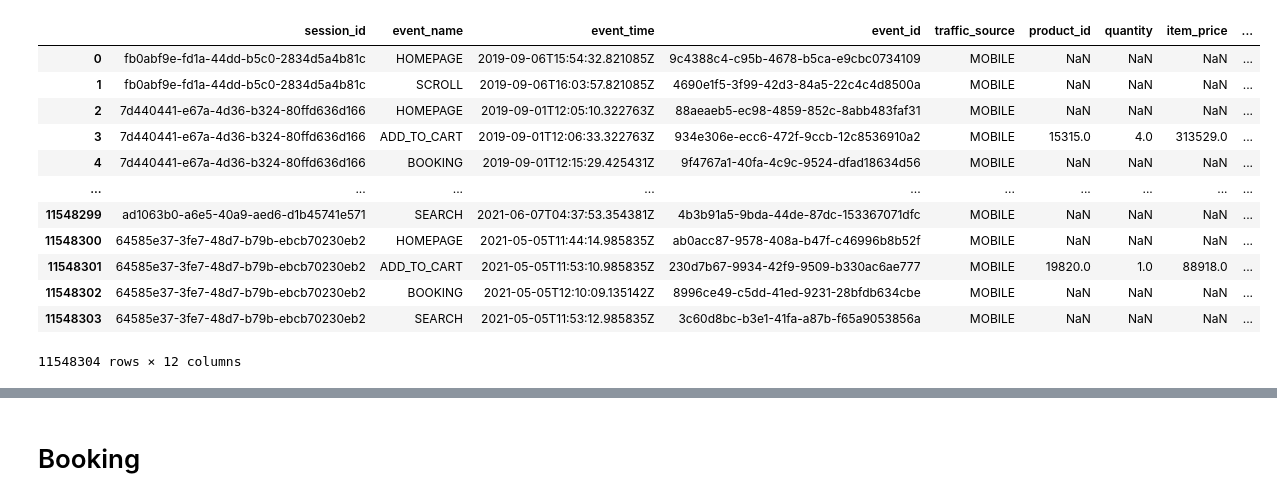
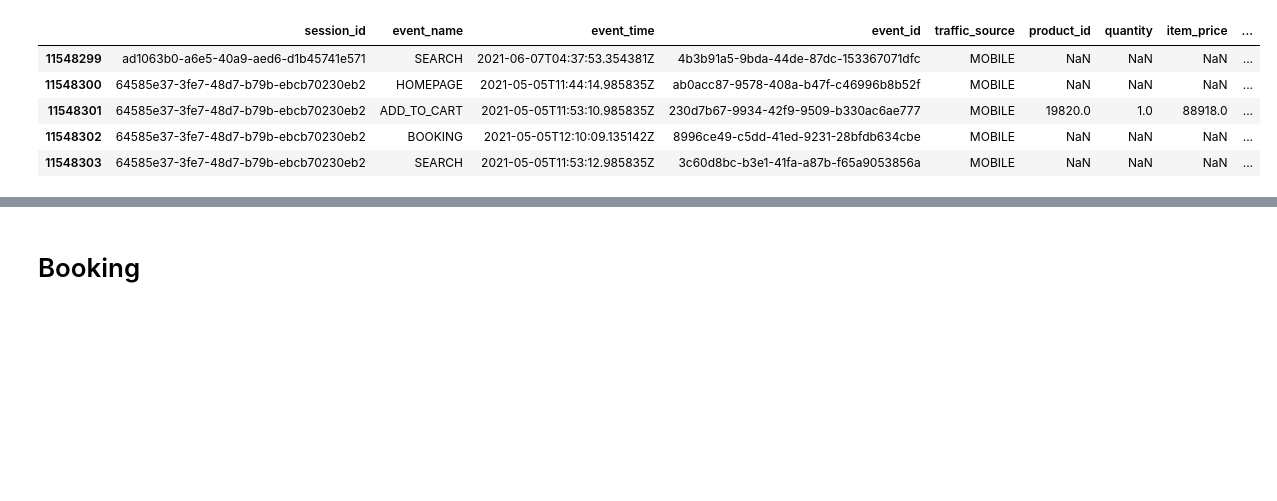
Before and after one commit to hyunj941031/ds-sa-cp2, a Jupyter notebook: mobile_click.ipynb, the cells around one changed output, grey strips where cells are left out. Saved outputs shown, nothing was run; the diff lists cells and outputs as text; code cells hidden in the pictures; blank space fills up the shorter version.

```diff
--- a/mobile_click.ipynb
+++ b/mobile_click.ipynb
@@ -7,21 +7,14 @@ import numpy as np
 
 data = pd.read_csv('/content/drive/MyDrive/fashion_campus_dataset/mobile_click.csv')
 # %%
-data
+data.tail()
 # %% [output]
 |  | session_id | event_name | event_time | event_id | traffic_source | product_id | quantity | item_price | ... |
-| 0 | fb0abf9e-fd1a-44dd-b5c0-2834d5a4b81c | HOMEPAGE | 2019-09-06T15:54:32.821085Z | 9c4388c4-c95b-4678-b5ca-e9cbc0734109 | MOBILE | NaN | NaN | NaN | ... |
-| 1 | fb0abf9e-fd1a-44dd-b5c0-2834d5a4b81c | SCROLL | 2019-09-06T16:03:57.821085Z | 4690e1f5-3f99-42d3-84a5-22c4c4d8500a | MOBILE | NaN | NaN | NaN | ... |
-| 2 | 7d440441-e67a-4d36-b324-80ffd636d166 | HOMEPAGE | 2019-09-01T12:05:10.322763Z | 88aeaeb5-ec98-4859-852c-8abb483faf31 | MOBILE | NaN | NaN | NaN | ... |
-| 3 | 7d440441-e67a-4d36-b324-80ffd636d166 | ADD_TO_CART | 2019-09-01T12:06:33.322763Z | 934e306e-ecc6-472f-9ccb-12c8536910a2 | MOBILE | 15315.0 | 4.0 | 313529.0 | ... |
-| 4 | 7d440441-e67a-4d36-b324-80ffd636d166 | BOOKING | 2019-09-01T12:15:29.425431Z | 9f4767a1-40fa-4c9c-9524-dfad18634d56 | MOBILE | NaN | NaN | NaN | ... |
-| ... | ... | ... | ... | ... | ... | ... | ... | ... | ... |
 | 11548299 | ad1063b0-a6e5-40a9-aed6-d1b45741e571 | SEARCH | 2021-06-07T04:37:53.354381Z | 4b3b91a5-9bda-44de-87dc-153367071dfc | MOBILE | NaN | NaN | NaN | ... |
 | 11548300 | 64585e37-3fe7-48d7-b79b-ebcb70230eb2 | HOMEPAGE | 2021-05-05T11:44:14.985835Z | ab0acc87-9578-408a-b47f-c46996b8b52f | MOBILE | NaN | NaN | NaN | ... |
 | 11548301 | 64585e37-3fe7-48d7-b79b-ebcb70230eb2 | ADD_TO_CART | 2021-05-05T11:53:10.985835Z | 230d7b67-9934-42f9-9509-b330ac6ae777 | MOBILE | 19820.0 | 1.0 | 88918.0 | ... |
 | 11548302 | 64585e37-3fe7-48d7-b79b-ebcb70230eb2 | BOOKING | 2021-05-05T12:10:09.135142Z | 8996ce49-c5dd-41ed-9231-28bfdb634cbe | MOBILE | NaN | NaN | NaN | ... |
 | 11548303 | 64585e37-3fe7-48d7-b79b-ebcb70230eb2 | SEARCH | 2021-05-05T11:53:12.985835Z | 3c60d8bc-b3e1-41fa-a87b-f65a9053856a | MOBILE | NaN | NaN | NaN | ... |
-11548304 rows × 12 columns
 # %%
 from sklearn import preprocessing
 
```
Also changed, not shown: parts of 10 cells of this notebook.
